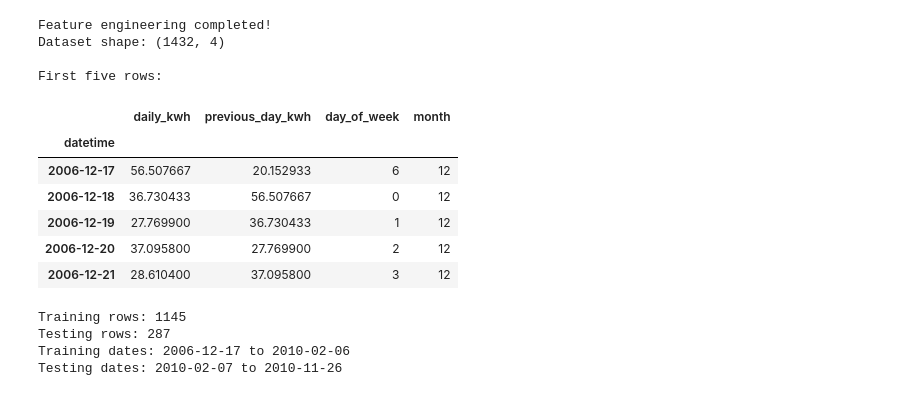
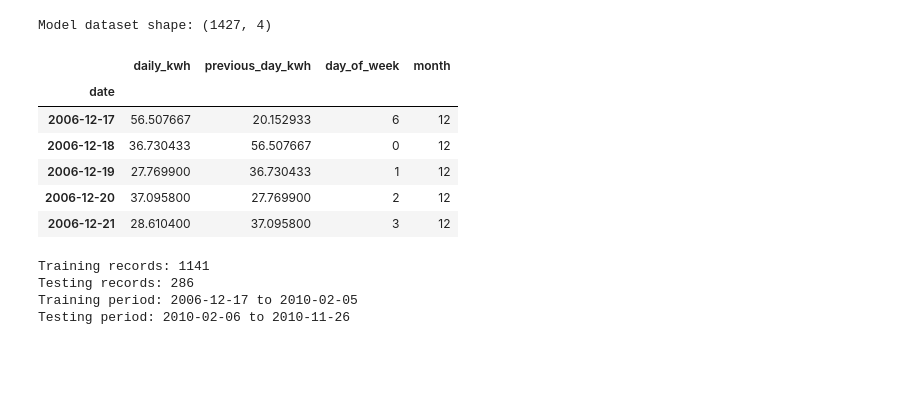
Before and after one commit to 2112rishu/electricity-bill-predictor, a Jupyter notebook: Electricity_Bill_Predictor.ipynb, the cells around one changed output. Drawn from its saved outputs; the diff is of its cells as text; code cells hidden in the pictures; blank space fills up the shorter version.

```diff
--- a/Electricity_Bill_Predictor.ipynb
+++ b/Electricity_Bill_Predictor.ipynb
@@ -127,0 +100,24 @@ print("\nDuplicate rows:", df.duplicated().sum())
+# %%
+
+df = df.set_index("datetime")
+
+daily = (
+    df["Global_active_power"]
+    .resample("D")
+    .sum(min_count=1)
+    .div(60)
+    .to_frame(name="daily_kwh")
+)
+
+# Keep a continuous daily calendar
+full_dates = pd.date_range(
+    start=daily.index.min().normalize(),
+    end=daily.index.max().normalize(),
+    freq="D"
+)
+daily = daily.reindex(full_dates)
+daily.index.name = "date"
+
+print("Daily dataset shape:", daily.shape)
+print("Missing daily consumption values:", daily["daily_kwh"].isna().sum())
+display(daily.head())
@@ -204,32 +176,26 @@ Highest daily consumption:
 # %%
 
-# Create a copy of the daily dataset
 model_data = daily.copy()
 
-# Add yesterday's electricity consumption
-model_data["previous_day_kwh"] = (
-    model_data["daily_kwh"].shift(1)
-)
-
-# Add calendar features
+model_data["previous_day_kwh"] = model_data["daily_kwh"].shift(1)
 model_data["day_of_week"] = model_data.index.dayofweek
 model_data["month"] = model_data.index.month
 
-# Remove the first row because it has no previous-day value
-model_data = model_data.dropna()
+# Remove rows without a target or previous-day reading
+model_data = model_data.dropna().copy()
 
-print("Feature engineering completed!")
-print("Dataset shape:", model_data.shape)
+features = ["previous_day_kwh", "day_of_week", "month"]
+target = "daily_kwh"
 
-print("\nFirst five rows:")
+X = model_data[features]
+y = model_data[target]
+
+print("Model dataset shape:", model_data.shape)
 display(model_data.head())
 # %% [output]
-Feature engineering completed!
-Dataset shape: (1432, 4)
-
-First five rows:
+Model dataset shape: (1427, 4)
 |  | daily_kwh | previous_day_kwh | day_of_week | month |
-| datetime |  |  |  |  |
+| date |  |  |  |  |
 | 2006-12-17 | 56.507667 | 20.152933 | 6 | 12 |
 | 2006-12-18 | 36.730433 | 56.507667 | 0 | 12 |
 | 2006-12-19 | 27.769900 | 36.730433 | 1 | 12 |
@@ -237,14 +203,6 @@ First five rows:
 | 2006-12-21 | 28.610400 | 37.095800 | 3 | 12 |
 # %%
 
-# Select input features and prediction target
-X = model_data[
-    ["previous_day_kwh", "day_of_week", "month"]
-]
-
-y = model_data["daily_kwh"]
-
-# Split chronologically: first 80% for training, last 20% for testing
 split_index = int(len(model_data) * 0.8)
 
 X_train = X.iloc[:split_index]
@@ -253,14 +211,12 @@ X_test = X.iloc[split_index:]
 y_train = y.iloc[:split_index]
 y_test = y.iloc[split_index:]
 
-print("Training rows:", len(X_train))
-print("Testing rows:", len(X_test))
-print("Training dates:", X_train.index.min().date(),
-      "to", X_train.index.max().date())
-print("Testing dates:", X_test.index.min().date(),
-      "to", X_test.index.max().date())
+print("Training records:", len(X_train))
+print("Testing records:", len(X_test))
+print("Training period:", X_train.index.min().date(), "to", X_train.index.max().date())
+print("Testing period:", X_test.index.min().date(), "to", X_test.index.max().date())
 # %% [output]
-Training rows: 1145
-Testing rows: 287
-Training dates: 2006-12-17 to 2010-02-06
-Testing dates: 2010-02-07 to 2010-11-26
+Training records: 1141
+Testing records: 286
+Training period: 2006-12-17 to 2010-02-05
+Testing period: 2010-02-06 to 2010-11-26
```
Also changed, not shown: parts of 16 cells of this notebook.
